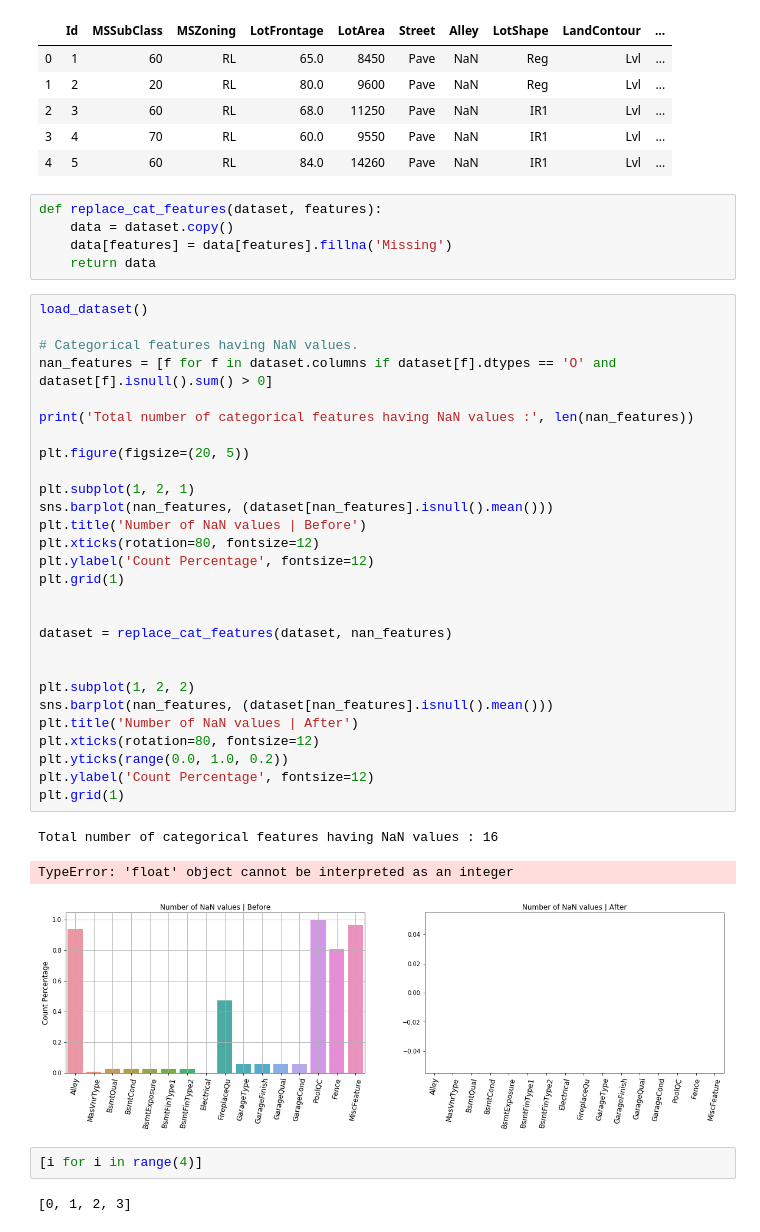
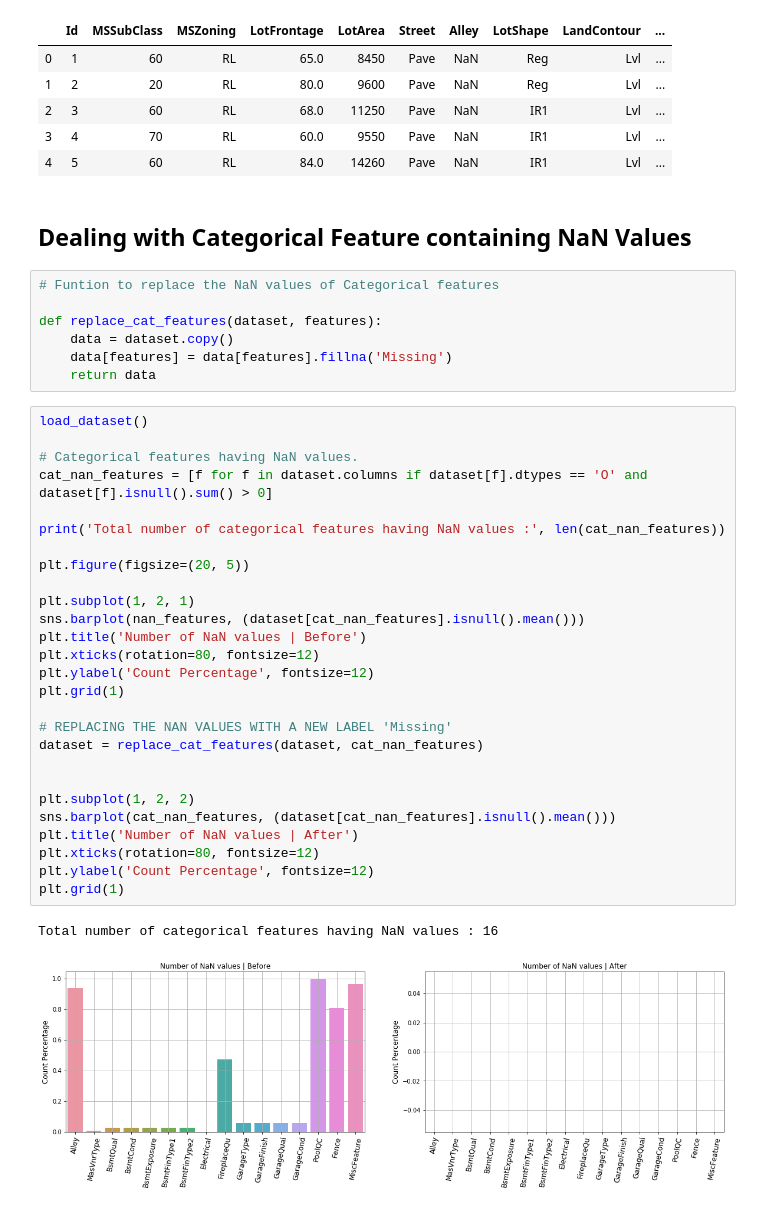
Before and after one commit to ParthikB/Data_Science, a Jupyter notebook: feature_eng.ipynb, the cells around one changed output. Saved outputs shown, nothing was run; the diff lists cells and outputs as text.

```diff
--- a/feature_eng.ipynb
+++ b/feature_eng.ipynb
@@ -21,7 +21,11 @@ dataset.head()
 | 2 | 3 | 60 | RL | 68.0 | 11250 | Pave | NaN | IR1 | Lvl | ... |
 | 3 | 4 | 70 | RL | 60.0 | 9550 | Pave | NaN | IR1 | Lvl | ... |
 | 4 | 5 | 60 | RL | 84.0 | 14260 | Pave | NaN | IR1 | Lvl | ... |
+# %% [markdown]
+## Dealing with Categorical Feature containing NaN Values
 # %%
+# Funtion to replace the NaN values of Categorical features
+
 def replace_cat_features(dataset, features):
     data = dataset.copy()
     data[features] = data[features].fillna('Missing')
@@ -29,36 +33,30 @@ def replace_cat_features(dataset, features):
 # %%
 load_dataset()
 
 # Categorical features having NaN values.
-nan_features = [f for f in dataset.columns if dataset[f].dtypes == 'O' and dataset[f].isnull().sum() > 0]
+cat_nan_features = [f for f in dataset.columns if dataset[f].dtypes == 'O' and dataset[f].isnull().sum() > 0]
 
-print('Total number of categorical features having NaN values :', len(nan_features))
+print('Total number of categorical features having NaN values :', len(cat_nan_features))
 
 plt.figure(figsize=(20, 5))
 
 plt.subplot(1, 2, 1)
-sns.barplot(nan_features, (dataset[nan_features].isnull().mean()))
+sns.barplot(nan_features, (dataset[cat_nan_features].isnull().mean()))
 plt.title('Number of NaN values | Before')
 plt.xticks(rotation=80, fontsize=12)
 plt.ylabel('Count Percentage', fontsize=12)
 plt.grid(1)
 
-
-dataset = replace_cat_features(dataset, nan_features)
+# REPLACING THE NAN VALUES WITH A NEW LABEL 'Missing'
+dataset = replace_cat_features(dataset, cat_nan_features)
 
 
 plt.subplot(1, 2, 2)
-sns.barplot(nan_features, (dataset[nan_features].isnull().mean()))
+sns.barplot(cat_nan_features, (dataset[cat_nan_features].isnull().mean()))
 plt.title('Number of NaN values | After')
 plt.xticks(rotation=80, fontsize=12)
-plt.yticks(range(0.0, 1.0, 0.2))
 plt.ylabel('Count Percentage', fontsize=12)
 plt.grid(1)
 # %% [output]
 Total number of categorical features having NaN values : 16
-TypeError: 'float' object cannot be interpreted as an integer
-[figure, old version]
+[figure, new version]
-# %%
-[i for i in range(4)]
-# %% [output]
-[0, 1, 2, 3]
```
Also changed, not shown: parts of 3 cells of this notebook.
